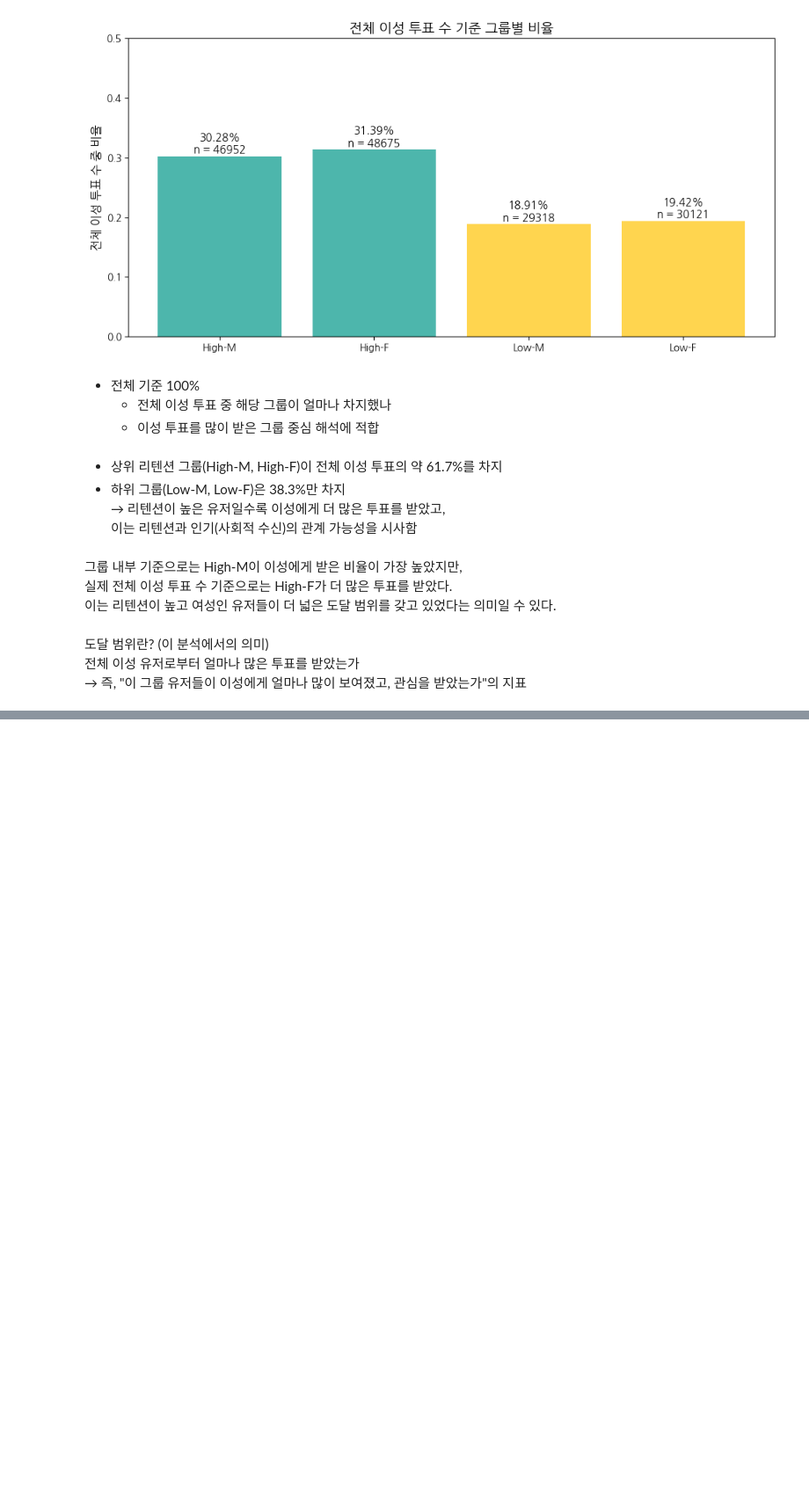
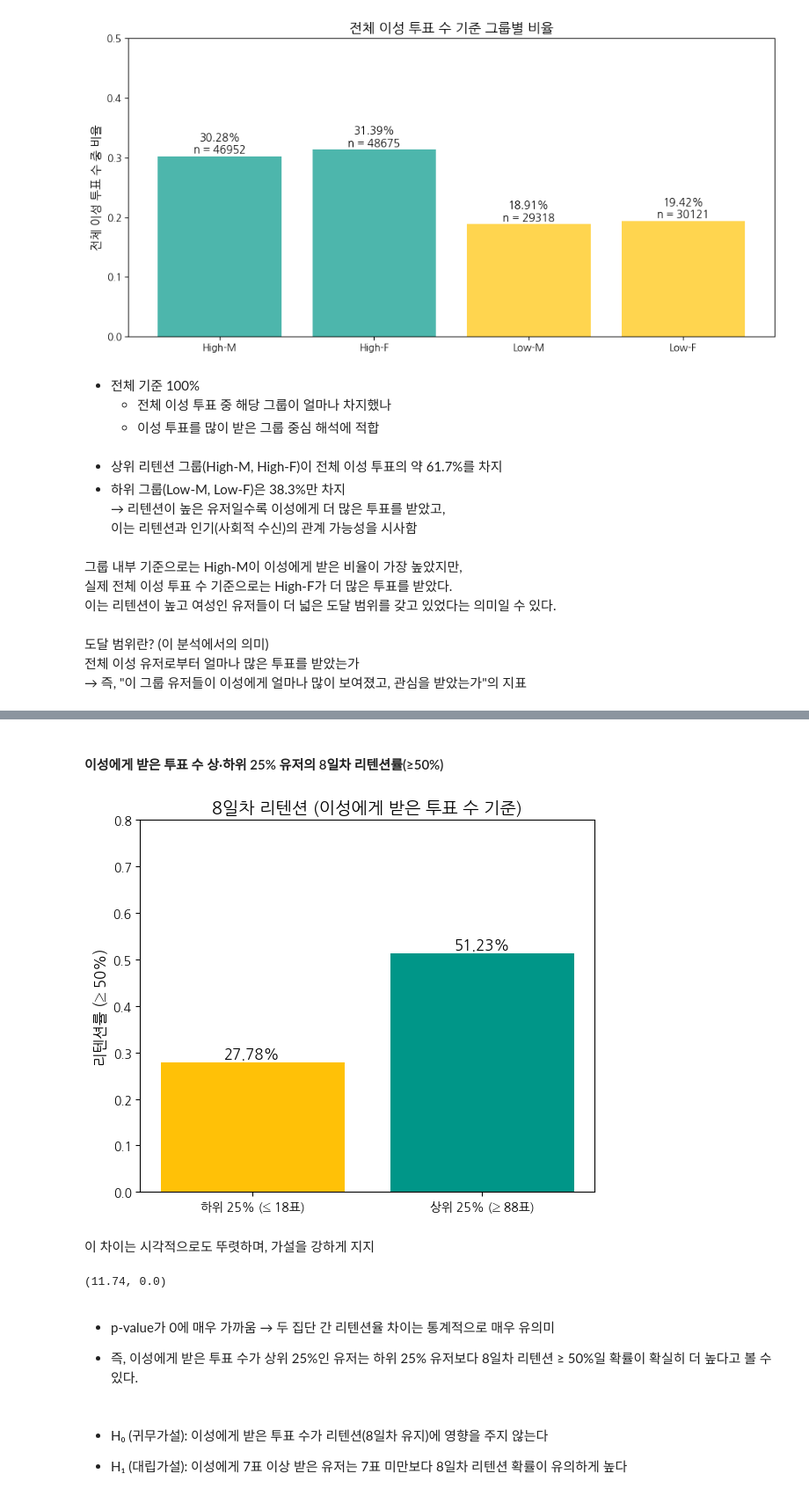
Before and after one commit to saeraniren/advanced_project, a Jupyter notebook: 최종 마스터 테이블.ipynb, the cells around one changed output, grey strips where cells are left out. Shown at 88% size. Drawn from its saved outputs; the diff is of its cells as text; code cells hidden in the pictures; blank space fills up the shorter version.

```diff
--- a/최종 마스터 테이블.ipynb
+++ b/최종 마스터 테이블.ipynb
@@ -2014,0 +2020,22 @@ plt.show()
+# %%
+
+# 1. 'opposite_votes_received' 기준으로 상위/하위 25% 유저 분리
+quantiles = merged_master_df['opposite_votes_received'].quantile([0.25, 0.75])
+low_threshold = quantiles.loc[0.25]
+high_threshold = quantiles.loc[0.75]
+
+# 2. 상위 25% / 하위 25% 유저 필터링
+high_group = merged_master_df[merged_master_df['opposite_votes_received'] >= high_threshold]
+low_group = merged_master_df[merged_master_df['opposite_votes_received'] <= low_threshold]
+
+# 3. 각 그룹의 8일차 리텐션율 (50% 이상 여부로 분할)
+high_ret_over50 = (high_group['retention_day8'] >= 0.5).mean()
+low_ret_over50 = (low_group['retention_day8'] >= 0.5).mean()
+
+# 4. 리텐션 비율 출력
+{
+    "상위 25% 유저 중 리텐션 50% 이상 비율": round(high_ret_over50 * 100, 2),
+    "하위 25% 유저 중 리텐션 50% 이상 비율": round(low_ret_over50 * 100, 2),
+    "상위 25% 기준 cutoff (이성 투표 수)": int(high_threshold),
+    "하위 25% 기준 cutoff (이성 투표 수)": int(low_threshold)
+}
@@ -2014,0 +2053,57 @@ plt.show()
+# %% [markdown]
+#### 이성에게 받은 투표 수 상·하위 25% 유저의 8일차 리텐션률(≥50%)
+# %%
+
+# 상하위 25% 기준으로 재정의
+labels = ["하위 25% (≤ 18표)", "상위 25% (≥ 88표)"]
+ratios = [low_ret_over50, high_ret_over50]
+colors = ["#ffc107", "#009688"]
+
+plt.figure(figsize=(6, 5))
+bars = plt.bar(labels, ratios, color=colors)
+
+# 막대 위 텍스트
+for bar, ratio in zip(bars, ratios):
+    plt.text(bar.get_x() + bar.get_width()/2, bar.get_height() + 0.01,
+             f"{ratio:.2%}", ha="center", fontsize=12)
+
+plt.ylim(0, 0.8)
+plt.title("8일차 리텐션 (이성에게 받은 투표 수 기준)", fontsize=14)
+plt.ylabel("리텐션률 (≥ 50%)", fontsize=12)
+plt.tight_layout()
+plt.show()
+# %% [output]
+[figure, added]
+# %% [markdown]
+이 차이는 시각적으로도 뚜렷하며, 가설을 강하게 지지
+# %%
+import sys
+sys.path.append('/home/eunyu/.local/share/pipx/shared/lib/python3.12/site-packages')
+
+
+from statsmodels.stats.proportion import proportions_ztest
+
+# 상하위 25% 유저 수
+n_high = len(high_group)
+n_low = len(low_group)
+
+# 리텐션 50% 이상인 유저 수
+count_high = (high_group['retention_day8'] >= 0.5).sum()
+count_low = (low_group['retention_day8'] >= 0.5).sum()
+
+# z-test
+count = [count_high, count_low]
+nobs = [n_high, n_low]
+z_stat, p_value = proportions_ztest(count, nobs)
+
+round(z_stat, 3), round(p_value, 5)
+# %% [output]
+(11.74, 0.0)
+# %% [markdown]
+- p-value가 0에 매우 가까움 → 두 집단 간 리텐션율 차이는 통계적으로 매우 유의미
+
+- 즉, 이성에게 받은 투표 수가 상위 25%인 유저는 하위 25% 유저보다 8일차 리텐션 ≥ 50%일 확률이 확실히 더 높다고 볼 수 있다.
+# %% [markdown]
+- H₀ (귀무가설): 이성에게 받은 투표 수가 리텐션(8일차 유지)에 영향을 주지 않는다
+
+- H₁ (대립가설): 이성에게 7표 이상 받은 유저는 7표 미만보다 8일차 리텐션 확률이 유의하게 높다
```
Also changed, not shown: parts of 43 cells of this notebook, 1 other file.
